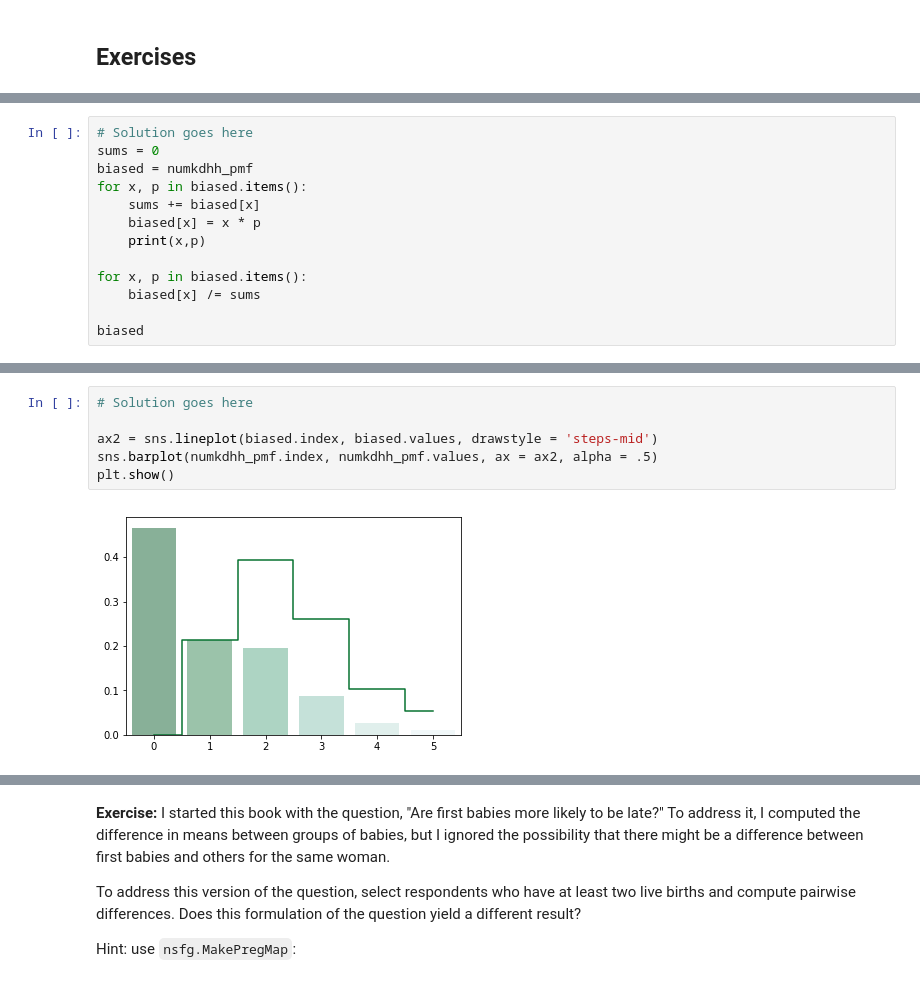
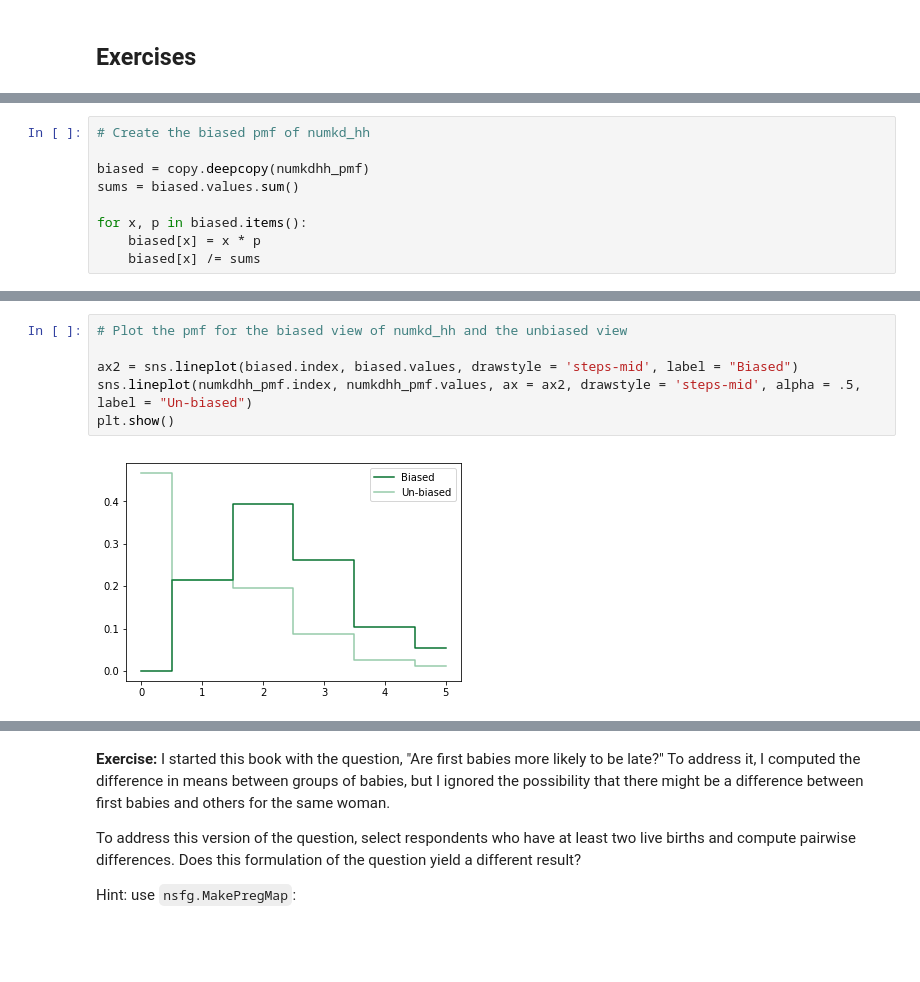
Before and after one commit to alexkhantreras/ThinkStats2, a Jupyter notebook: code/chap03ex.ipynb, the cells around one changed output, grey strips where cells are left out. Saved outputs shown, nothing was run; the diff lists cells and outputs as text; blank space fills up the shorter version.

```diff
--- a/code/chap03ex.ipynb
+++ b/code/chap03ex.ipynb
@@ -340,13 +270,9 @@ plt.show()
 # %%
-# Solution goes here
-sums = 0
-biased = numkdhh_pmf
-for x, p in biased.items():
-    sums += biased[x]
-    biased[x] = x * p
-    print(x,p)
+# Create the biased pmf of numkd_hh
+
+biased = copy.deepcopy(numkdhh_pmf)
+sums = biased.values.sum()
 
 for x, p in biased.items():
+    biased[x] = x * p
     biased[x] /= sums
-
-biased
@@ -367,9 +297,9 @@ Name: numkdhh, dtype: float64
 # %%
-# Solution goes here
+# Plot the pmf for the biased view of numkd_hh and the unbiased view
 
-ax2 = sns.lineplot(biased.index, biased.values, drawstyle = 'steps-mid')
-sns.barplot(numkdhh_pmf.index, numkdhh_pmf.values, ax = ax2, alpha = .5)
+ax2 = sns.lineplot(biased.index, biased.values, drawstyle = 'steps-mid', label = "Biased")
+sns.lineplot(numkdhh_pmf.index, numkdhh_pmf.values, ax = ax2, drawstyle = 'steps-mid', alpha = .5, label = "Un-biased")
 plt.show()
 # %% [output]
-[figure, old version]
+[figure, new version]
 # %%
```
Also changed, not shown: parts of 49 cells of this notebook.
